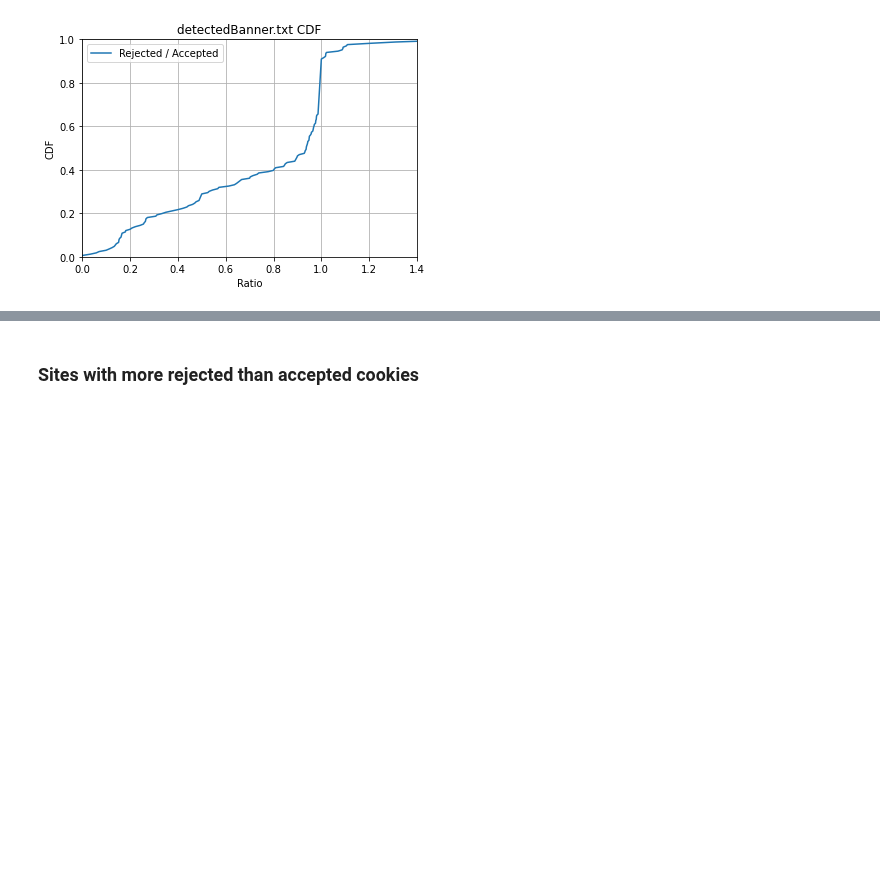
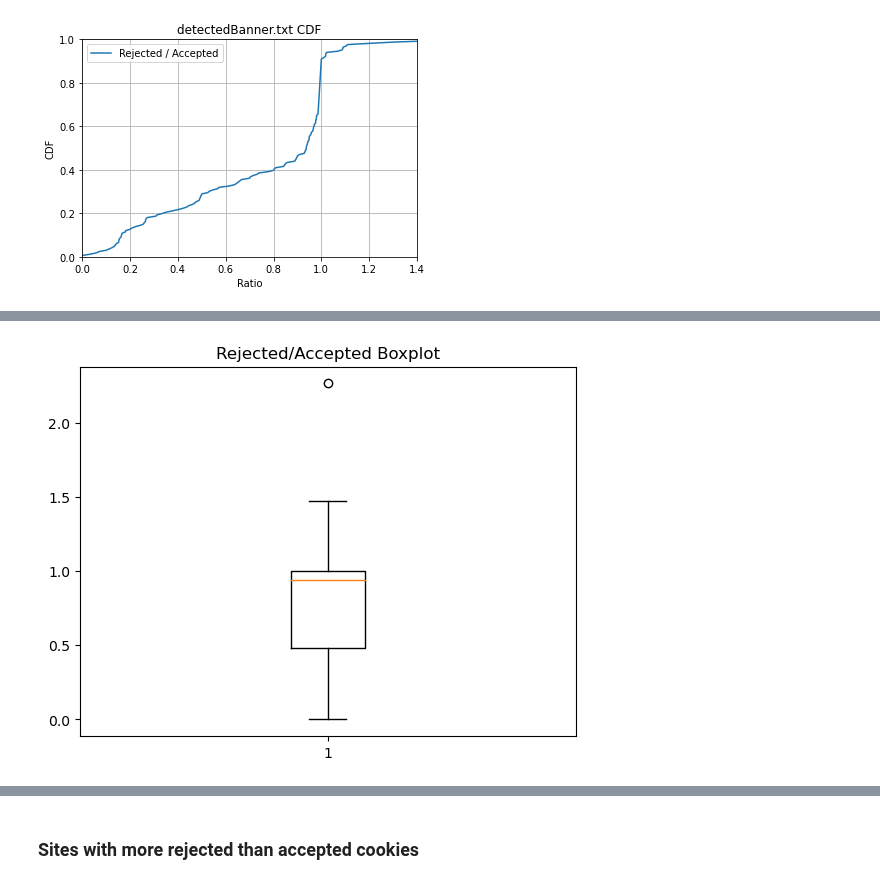
Before and after one commit to maxwellmlin/dataverse-files, a Jupyter notebook: reproducibility/analysis.ipynb, the cells around one changed output, grey strips where cells are left out. Cells and saved outputs as stored; diff of their text form; code cells hidden in the pictures; blank space fills up the shorter version.

```diff
--- a/reproducibility/analysis.ipynb
+++ b/reproducibility/analysis.ipynb
@@ -941,0 +964,11 @@ plt.show()
+# %%
+mpl.rcParams.update(mpl.rcParamsDefault)
+
+ar = np.array(list(rejected_over_accepted.values())) # just as an example array
+
+plt.boxplot(ar)
+plt.title('Rejected/Accepted Boxplot')
+plt.savefig(FIG_DIR+'/rejected_accepted_boxplot.png', dpi=600, facecolor='white')
+plt.show()
+# %% [output]
+[figure, added]
```
Also changed, not shown: parts of 6 cells of this notebook.
